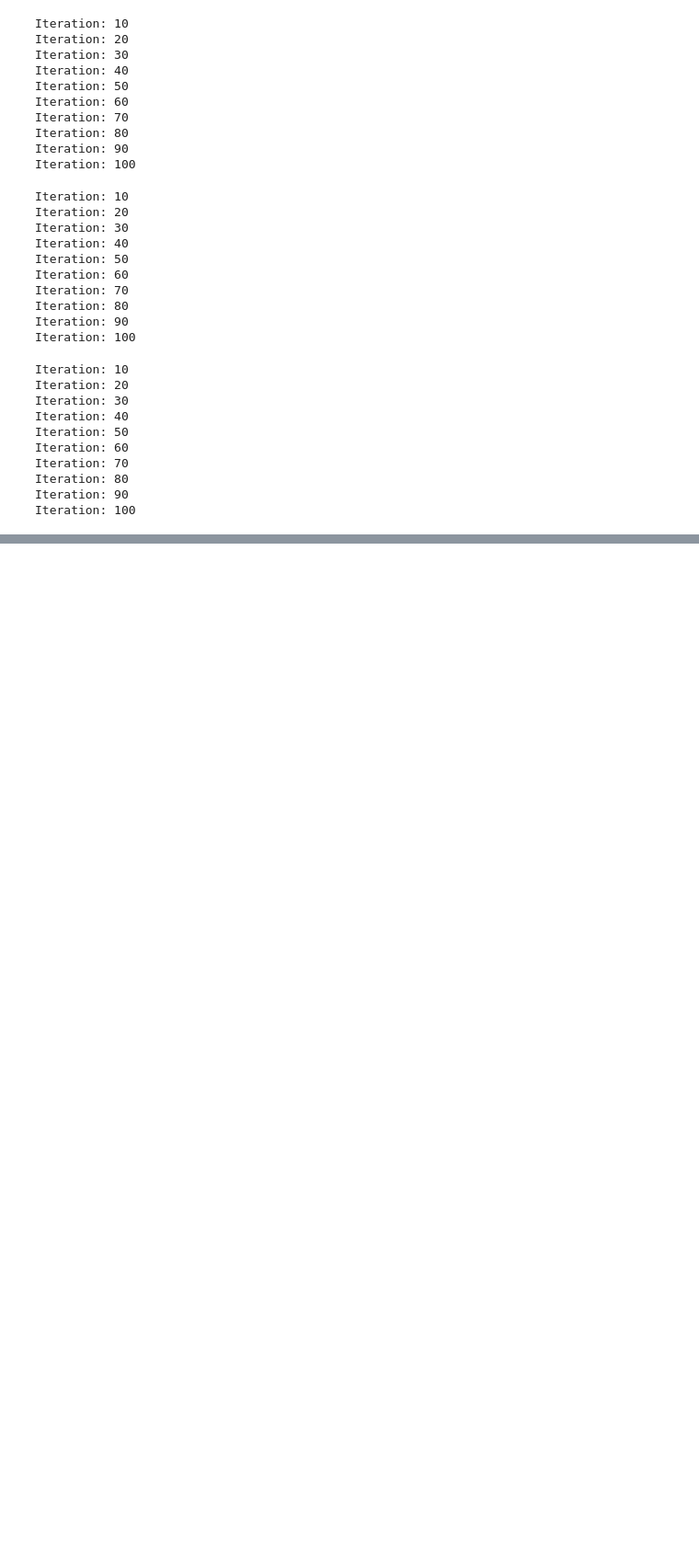
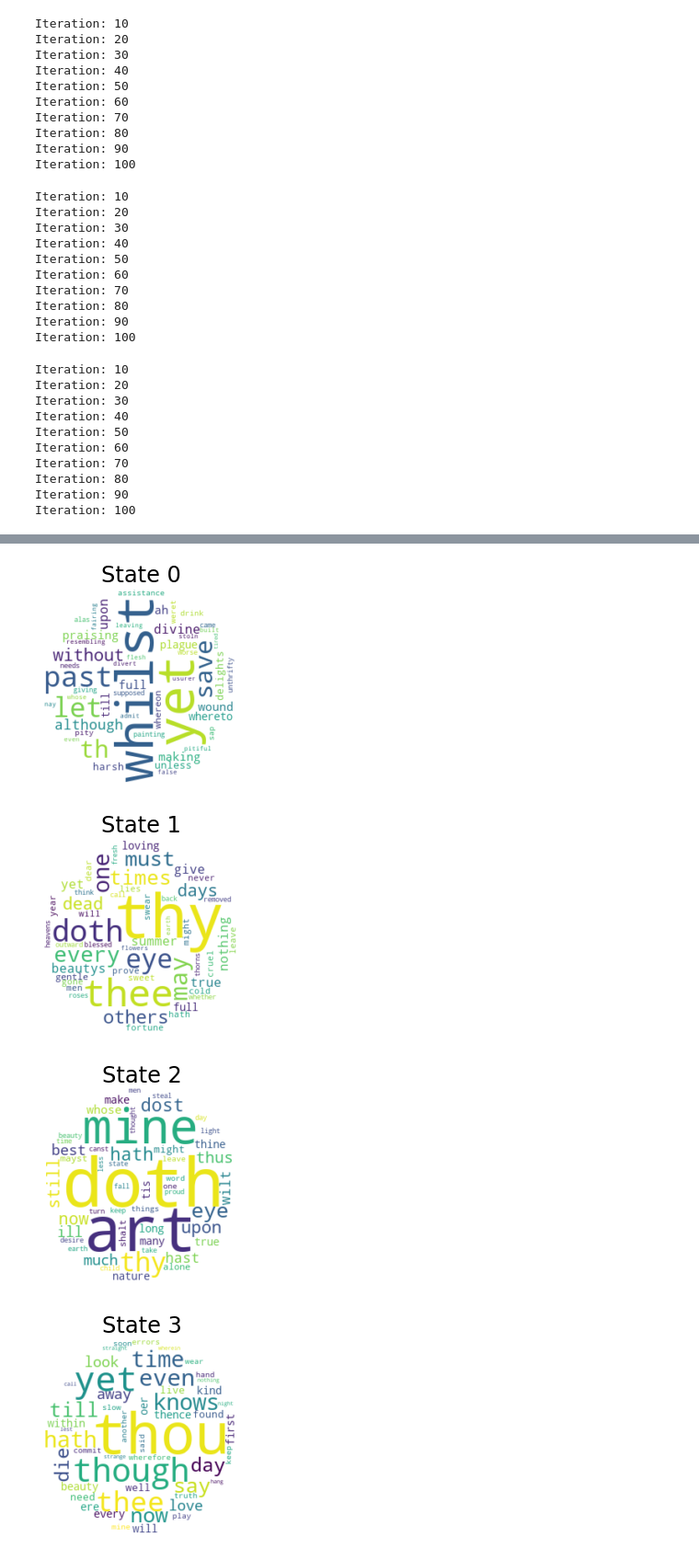
Before and after one commit to amandaliusa/cs155-shakespeare, a Jupyter notebook: unsupervised_hmm_lines.ipynb, the cells around one changed output, grey strips where cells are left out. Shown at 92% size. Saved outputs shown, nothing was run; the diff lists cells and outputs as text; code cells hidden in the pictures; blank space fills up the shorter version.

```diff
--- a/unsupervised_hmm_lines.ipynb
+++ b/unsupervised_hmm_lines.ipynb
@@ -297,0 +322,7 @@ Is your mistress not four with canst thou.
+# %%
+wordclouds = states_to_wordclouds(hmm6, obs_map)
+# %% [output]
+[figure, added]
+[figure, added]
+[figure, added]
+[figure, added]
```
Also changed, not shown: parts of 18 cells of this notebook, 2 other files.
